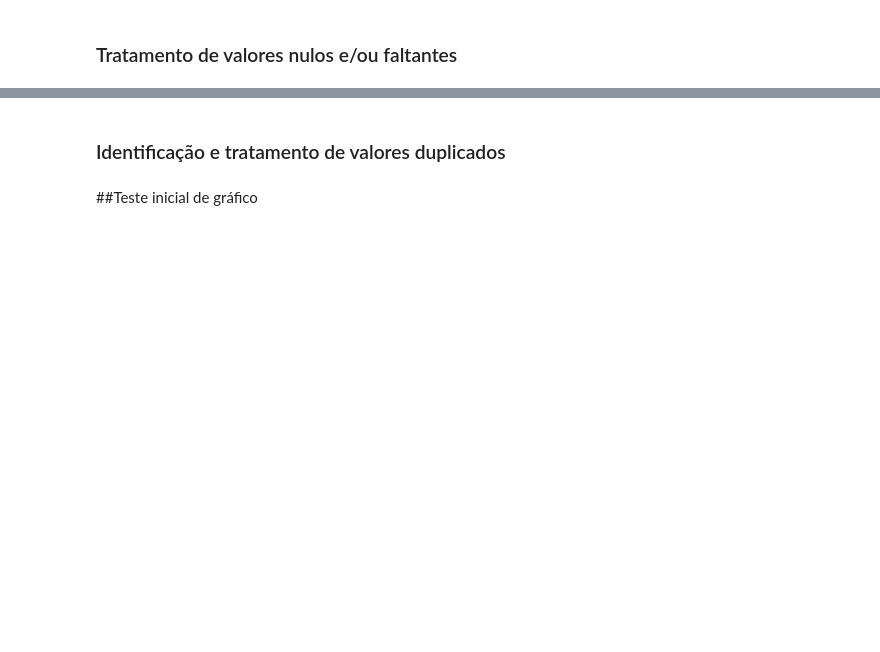
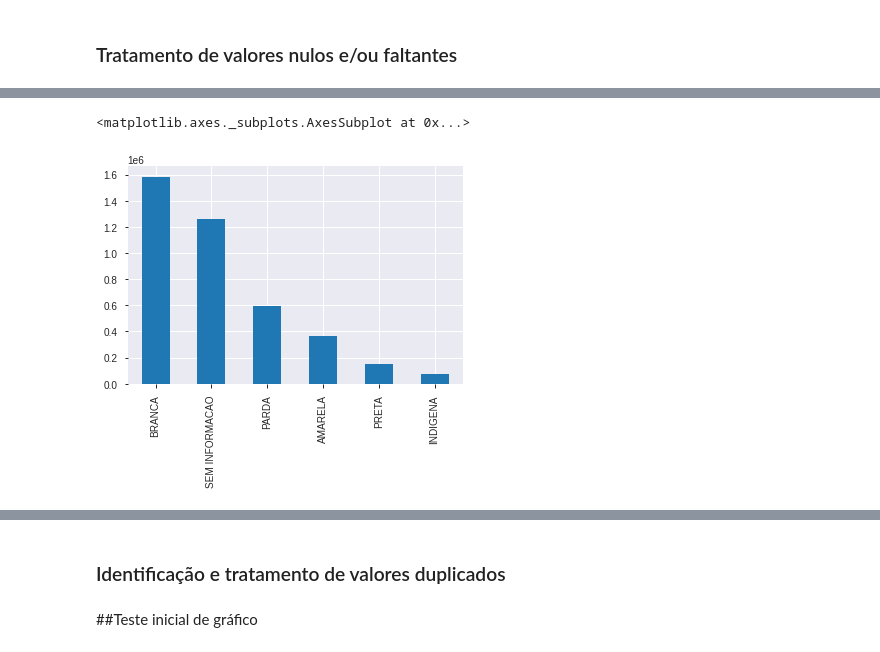
Before and after one commit to massaoiwanaga/topespsi, a Jupyter notebook: TESI_VAC_COVID.ipynb, the cells around one changed output, grey strips where cells are left out. Cells and saved outputs as stored; diff of their text form; code cells hidden in the pictures; blank space fills up the shorter version.

```diff
--- a/TESI_VAC_COVID.ipynb
+++ b/TESI_VAC_COVID.ipynb
@@ -283,0 +335,5 @@ dtype: int64
+# %%
+df_vacinacao['paciente_racaCor_valor'].value_counts().plot.bar()
+# %% [output]
+<matplotlib.axes._subplots.AxesSubplot at 0x...>
+[figure, added]
```
Also changed, not shown: parts of 22 cells of this notebook.
